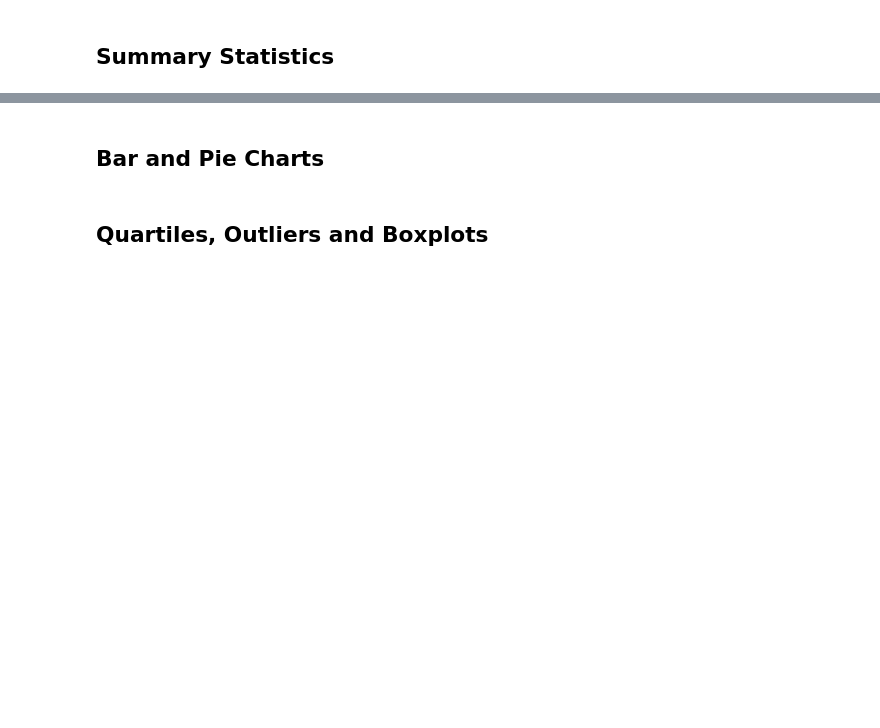
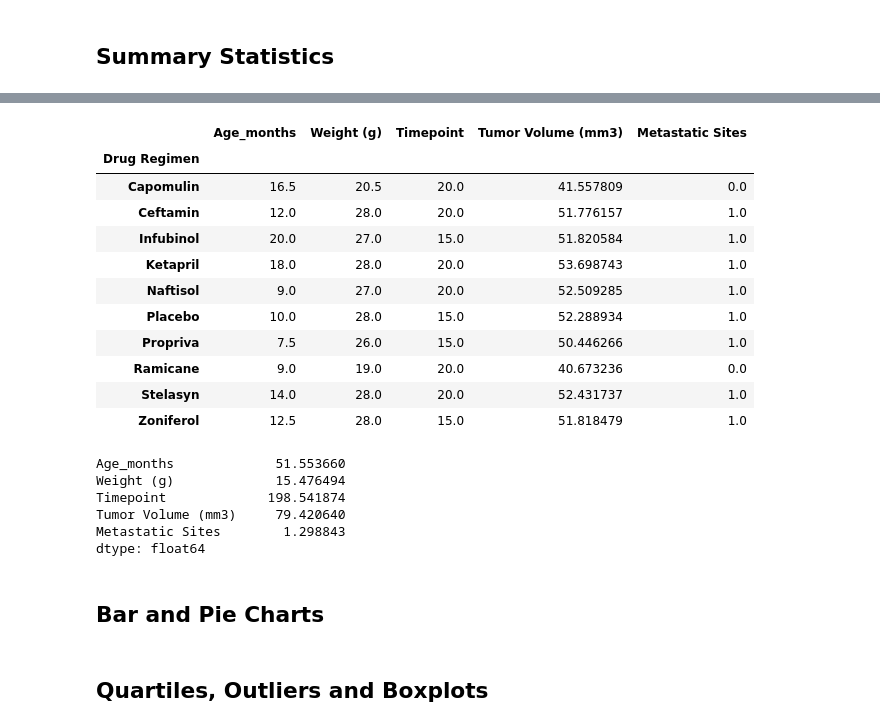
Before and after one commit to David-Lucey/Matplotlib-challenge, a Jupyter notebook: Pymaceuticals/pymaceuticals_starter.ipynb, the cells around one changed output, grey strips where cells are left out. Drawn from its saved outputs; the diff is of its cells as text; code cells hidden in the pictures; blank space fills up the shorter version.

```diff
--- a/Pymaceuticals/pymaceuticals_starter.ipynb
+++ b/Pymaceuticals/pymaceuticals_starter.ipynb
@@ -85,3 +132,30 @@ clean_num_mice
+# %%
+clean_mouse_median = grouped_clean_mouse.median()
+clean_mouse_median
+# %% [output]
+|  | Age_months | Weight (g) | Timepoint | Tumor Volume (mm3) | Metastatic Sites |
+| Drug Regimen |  |  |  |  |  |
+| Capomulin | 16.5 | 20.5 | 20.0 | 41.557809 | 0.0 |
+| Ceftamin | 12.0 | 28.0 | 20.0 | 51.776157 | 1.0 |
+| Infubinol | 20.0 | 27.0 | 15.0 | 51.820584 | 1.0 |
+| Ketapril | 18.0 | 28.0 | 20.0 | 53.698743 | 1.0 |
+| Naftisol | 9.0 | 27.0 | 20.0 | 52.509285 | 1.0 |
+| Placebo | 10.0 | 28.0 | 15.0 | 52.288934 | 1.0 |
+| Propriva | 7.5 | 26.0 | 15.0 | 50.446266 | 1.0 |
+| Ramicane | 9.0 | 19.0 | 20.0 | 40.673236 | 0.0 |
+| Stelasyn | 14.0 | 28.0 | 20.0 | 52.431737 | 1.0 |
+| Zoniferol | 12.5 | 28.0 | 15.0 | 51.818479 | 1.0 |
+# %%
+# Variance
+var_mouse = np.var(clean_mouse,ddof = 0)
+var_mouse
+# %% [output]
+Age_months             51.553660
+Weight (g)             15.476494
+Timepoint             198.541874
+Tumor Volume (mm3)     79.420640
+Metastatic Sites        1.298843
+dtype: float64
 # %%
 # Generate a summary statistics table of mean, median, variance, standard deviation, and SEM of the tumor volume for each regimen
 
```
Also changed, not shown: parts of 4 cells of this notebook.
